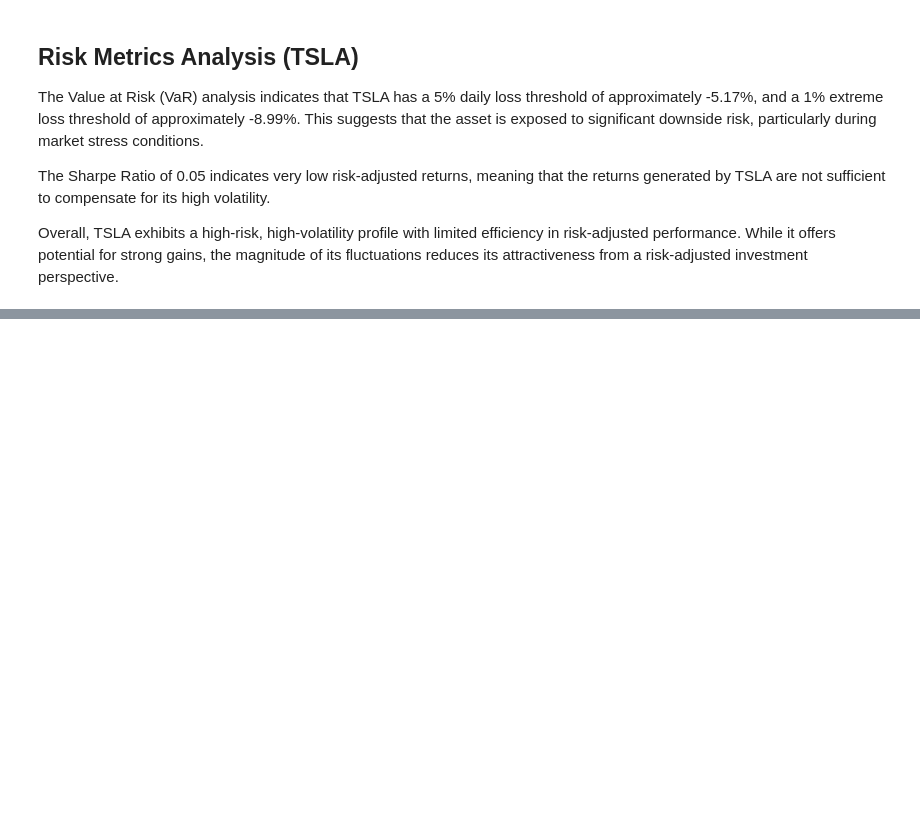
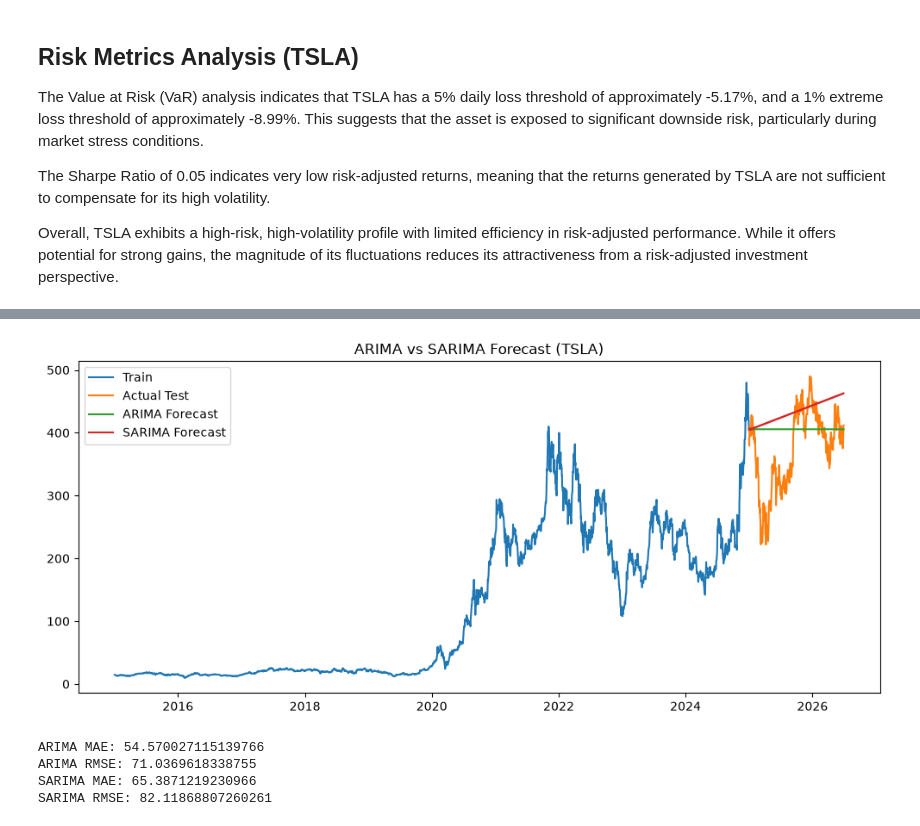
Before and after one commit to Richo-Worku/portfolio-optimization, a Jupyter notebook: notebooks/02_eda.ipynb, the cells around one changed output, grey strips where cells are left out. Saved outputs shown, nothing was run; the diff lists cells and outputs as text; code cells hidden in the pictures; blank space fills up the shorter version.

```diff
--- a/notebooks/02_eda.ipynb
+++ b/notebooks/02_eda.ipynb
@@ -236,0 +381,7 @@ Overall, TSLA exhibits a high-risk, high-volatility profile with limited efficie
+# %%
+from statsmodels.tsa.arima.model import ARIMA
+
+arima_model = ARIMA(train["Close"], order=model_auto.order)
+arima_fit = arima_model.fit()
+
+print(arima_fit.summary())
@@ -236,0 +406,3 @@ Overall, TSLA exhibits a high-risk, high-volatility profile with limited efficie
+# %%
+arima_forecast = arima_fit.forecast(steps=len(test))
+arima_forecast = np.array(arima_forecast, dtype=float)
@@ -236,0 +412,46 @@ Overall, TSLA exhibits a high-risk, high-volatility profile with limited efficie
+# %%
+from statsmodels.tsa.statespace.sarimax import SARIMAX
+sarima_model = SARIMAX(
+    train["Close"],
+    order=model_auto.order,
+    seasonal_order=(1,1,1,5)
+)
+
+sarima_fit = sarima_model.fit()
+# %%
+sarima_forecast = sarima_fit.forecast(steps=len(test))
+sarima_forecast = np.array(sarima_forecast, dtype=float)
+# %%
+plt.figure(figsize=(12,5))
+
+plt.plot(train["Close"], label="Train")
+plt.plot(test["Close"], label="Actual Test")
+plt.plot(test.index, arima_forecast, label="ARIMA Forecast")
+plt.plot(test.index, sarima_forecast, label="SARIMA Forecast")
+
+plt.legend()
+plt.title("ARIMA vs SARIMA Forecast (TSLA)")
+plt.show()
+# %% [output]
+[figure, added]
+# %%
+from sklearn.metrics import mean_absolute_error, mean_squared_error
+
+y_true = test["Close"].values
+
+min_len = min(len(y_true), len(arima_forecast))
+
+y_true = y_true[:min_len]
+arima_pred = arima_forecast[:min_len]
+sarima_pred = sarima_forecast[:min_len]
+
+print("ARIMA MAE:", mean_absolute_error(y_true, arima_pred))
+print("ARIMA RMSE:", np.sqrt(mean_squared_error(y_true, arima_pred)))
+
+print("SARIMA MAE:", mean_absolute_error(y_true, sarima_pred))
+print("SARIMA RMSE:", np.sqrt(mean_squared_error(y_true, sarima_pred)))
+# %% [output]
+ARIMA MAE: 54.570027115139766
+ARIMA RMSE: 71.0369618338755
+SARIMA MAE: 65.3871219230966
+SARIMA RMSE: 82.11868807260261
```
Also changed, not shown: parts of 23 cells of this notebook.
